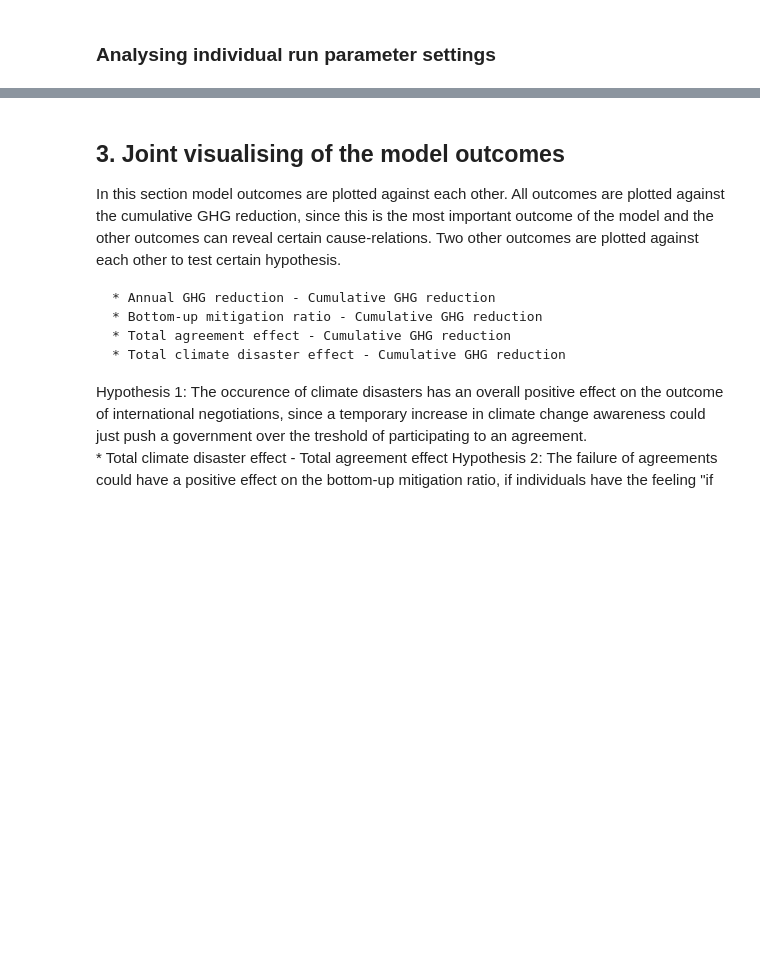
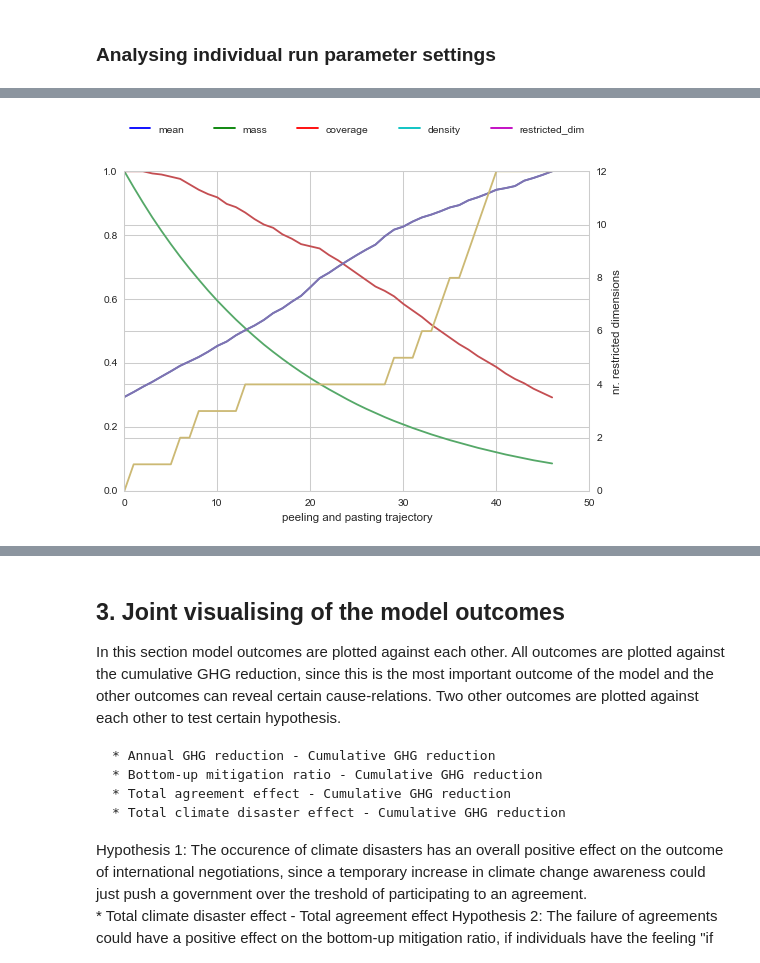
Before and after one commit to sgreeven/msc_thesis_work, a Jupyter notebook: src/Main Analysis.ipynb, the cells around one changed output, grey strips where cells are left out. Cells and saved outputs as stored; diff of their text form; code cells hidden in the pictures; blank space fills up the shorter version.

```diff
--- a/src/Main Analysis.ipynb
+++ b/src/Main Analysis.ipynb
@@ -121,0 +132,5 @@ plt.show()
+# %%
+box1.show_ppt()
+plt.show()
+# %% [output]
+[figure, added]
```
Also changed, not shown: parts of 11 cells of this notebook, 2 other files.
